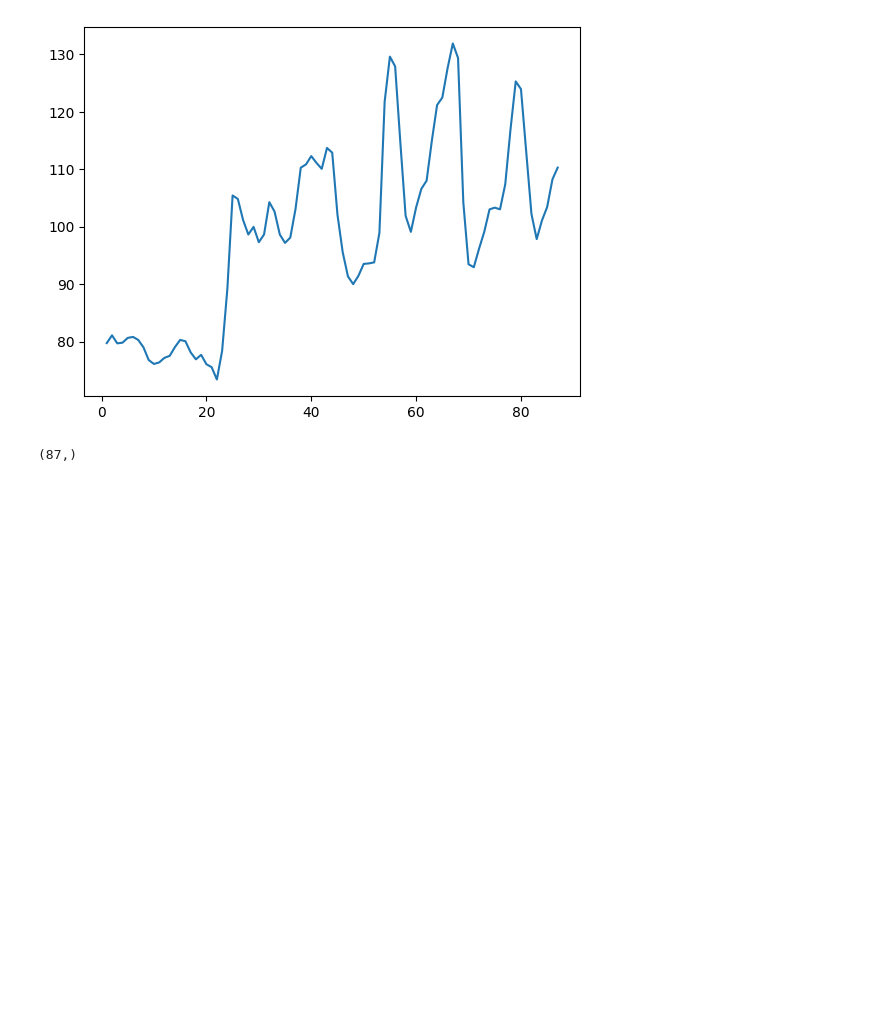
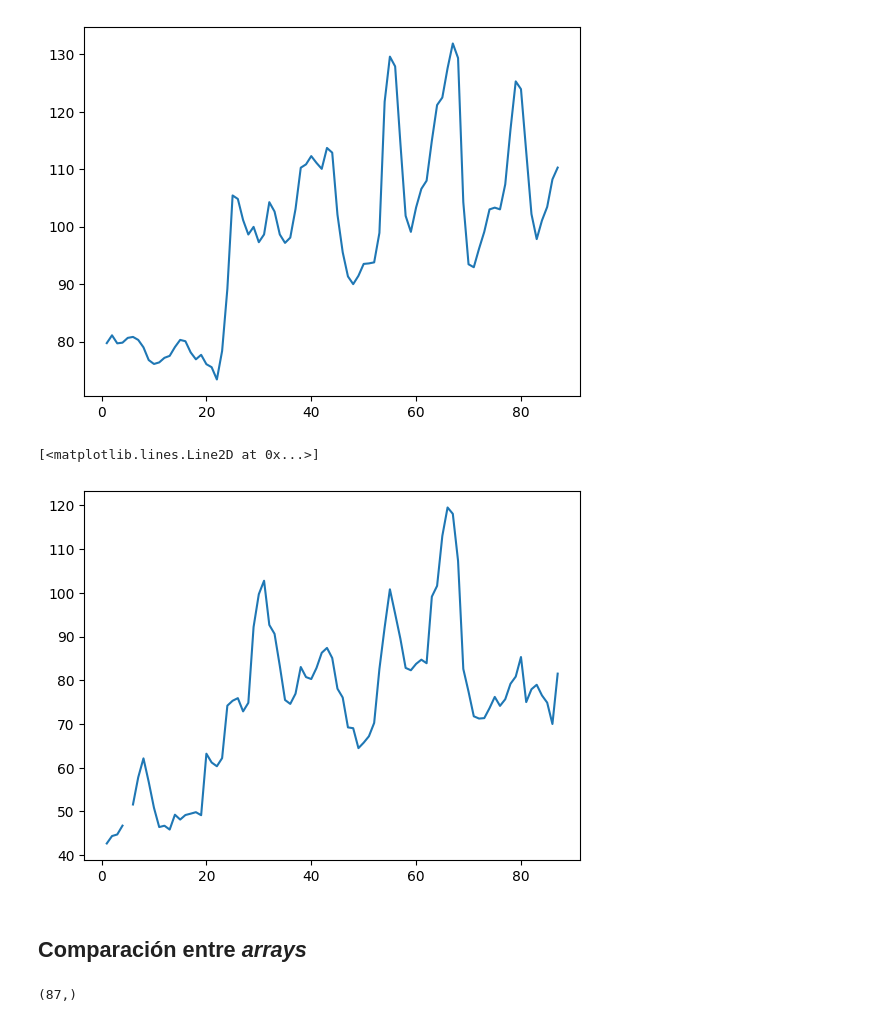
Before and after one commit to MadridVP/Data-Science-Alura, a Jupyter notebook: Numpy.ipynb, the cells around one changed output. Saved outputs shown, nothing was run; the diff lists cells and outputs as text; code cells hidden in the pictures; blank space fills up the shorter version.

```diff
--- a/Numpy.ipynb
+++ b/Numpy.ipynb
@@ -114,6 +164,13 @@ Kaliningrado = precios[:,1]
 Petersburgo = precios[:,2]
 Krasnodar = precios[:,3]
 Ekaterimburgo = precios[:,4]
+# %%
+plt.plot(fechas,Kaliningrado)
+# %% [output]
+[<matplotlib.lines.Line2D at 0x...>]
+[figure, added]
+# %% [markdown]
+## Comparación entre *arrays*
 # %%
 Moscu.shape
 # %% [output]
```
Also changed, not shown: parts of 30 cells of this notebook.
